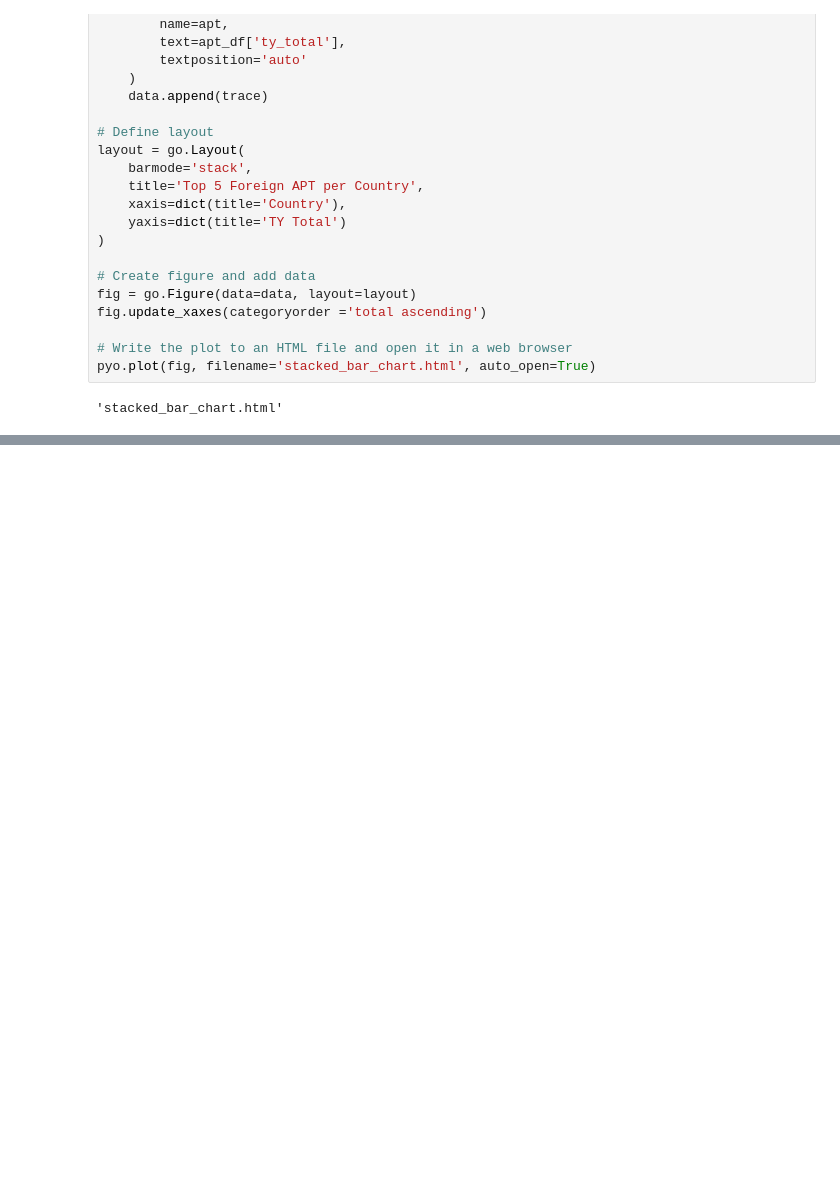
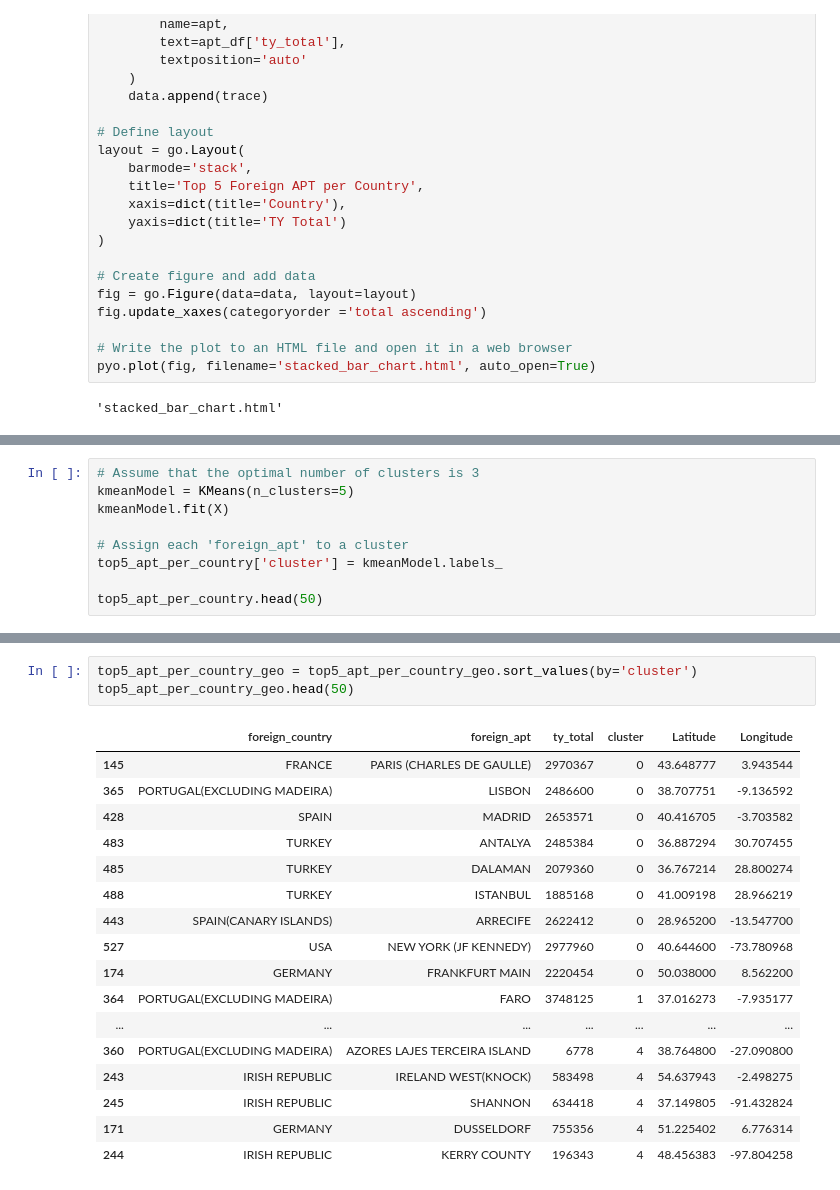
Before and after one commit to ot-babs/Holiday_EDA, a Jupyter notebook: Holiday_EDA.ipynb, the cells around one changed output, grey strips where cells are left out. Drawn from its saved outputs; the diff is of its cells as text; blank space fills up the shorter version.

```diff
--- a/Holiday_EDA.ipynb
+++ b/Holiday_EDA.ipynb
@@ -148,0 +194,9 @@ pyo.plot(fig, filename='stacked_bar_chart.html', auto_open=True)
+# %%
+# Assume that the optimal number of clusters is 3
+kmeanModel = KMeans(n_clusters=5)
+kmeanModel.fit(X)
+
+# Assign each 'foreign_apt' to a cluster
+top5_apt_per_country['cluster'] = kmeanModel.labels_
+
+top5_apt_per_country.head(50)
@@ -148,0 +283,21 @@ pyo.plot(fig, filename='stacked_bar_chart.html', auto_open=True)
+# %%
+top5_apt_per_country_geo = top5_apt_per_country_geo.sort_values(by='cluster')
+top5_apt_per_country_geo.head(50)
+# %% [output]
+|  | foreign_country | foreign_apt | ty_total | cluster | Latitude | Longitude |
+| 145 | FRANCE | PARIS (CHARLES DE GAULLE) | 2970367 | 0 | 43.648777 | 3.943544 |
+| 365 | PORTUGAL(EXCLUDING MADEIRA) | LISBON | 2486600 | 0 | 38.707751 | -9.136592 |
+| 428 | SPAIN | MADRID | 2653571 | 0 | 40.416705 | -3.703582 |
+| 483 | TURKEY | ANTALYA | 2485384 | 0 | 36.887294 | 30.707455 |
+| 485 | TURKEY | DALAMAN | 2079360 | 0 | 36.767214 | 28.800274 |
+| 488 | TURKEY | ISTANBUL | 1885168 | 0 | 41.009198 | 28.966219 |
+| 443 | SPAIN(CANARY ISLANDS) | ARRECIFE | 2622412 | 0 | 28.965200 | -13.547700 |
+| 527 | USA | NEW YORK (JF KENNEDY) | 2977960 | 0 | 40.644600 | -73.780968 |
+| 174 | GERMANY | FRANKFURT MAIN | 2220454 | 0 | 50.038000 | 8.562200 |
+| 364 | PORTUGAL(EXCLUDING MADEIRA) | FARO | 3748125 | 1 | 37.016273 | -7.935177 |
+| ... | ... | ... | ... | ... | ... | ... |
+| 360 | PORTUGAL(EXCLUDING MADEIRA) | AZORES LAJES TERCEIRA ISLAND | 6778 | 4 | 38.764800 | -27.090800 |
+| 243 | IRISH REPUBLIC | IRELAND WEST(KNOCK) | 583498 | 4 | 54.637943 | -2.498275 |
+| 245 | IRISH REPUBLIC | SHANNON | 634418 | 4 | 37.149805 | -91.432824 |
+| 171 | GERMANY | DUSSELDORF | 755356 | 4 | 51.225402 | 6.776314 |
+| 244 | IRISH REPUBLIC | KERRY COUNTY | 196343 | 4 | 48.456383 | -97.804258 |
```
Also changed, not shown: parts of 5 cells of this notebook, 1 other file.
